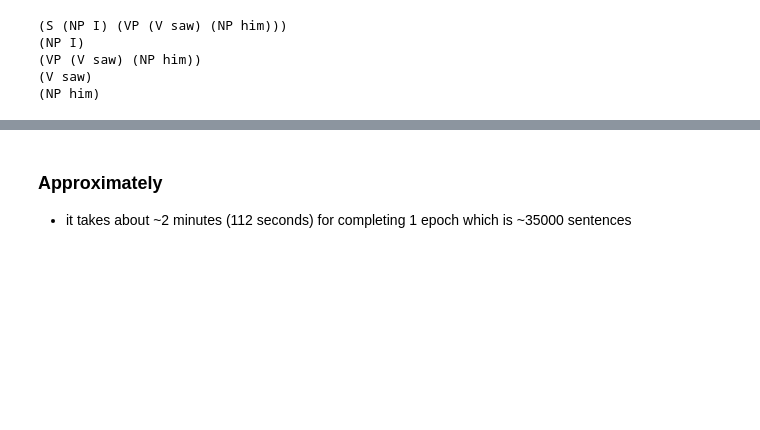
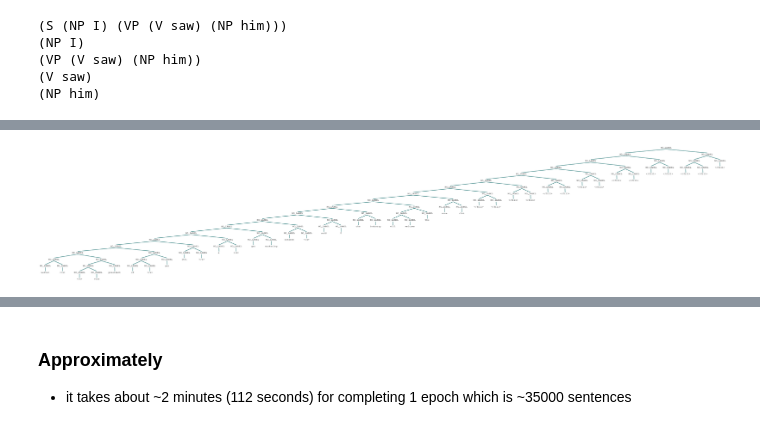
Before and after one commit to Kandy16/constituency-parsing, a Jupyter notebook: primitive-constituency-parsing-batching.ipynb, the cells around one changed output, grey strips where cells are left out. Drawn from its saved outputs; the diff is of its cells as text; code cells hidden in the pictures; blank space fills up the shorter version.

```diff
--- a/primitive-constituency-parsing-batching.ipynb
+++ b/primitive-constituency-parsing-batching.ipynb
@@ -33,3 +33,5 @@ FILLER = '</fill>'
 
 MAX_BATCH_SIZE = 1024
 MAX_WORD_COUNT = 40
+
+NO_LABEL = 'NO_LABEL'
@@ -289,7 +293,7 @@ BATCH_COUNT = int(math.ceil(treeDF_train.shape[0]/MAX_BATCH_SIZE))
 print('StartMemory (MB): ', start_memory/(1024*1024))
 print('Epoch Batch Loss Time(sec) Memory(MB)')
 
-for epoch in range(300) :
+for epoch in range(1) :
 
     for batch_no in range(BATCH_COUNT):
 
@@ -476,0 +623,4 @@ Epoch Batch Loss Time(sec) Memory(MB)
+# %%
+result_set.iloc[0]['predict']
+# %% [output]
+[figure, added]
```
Also changed, not shown: parts of 8 cells of this notebook.
